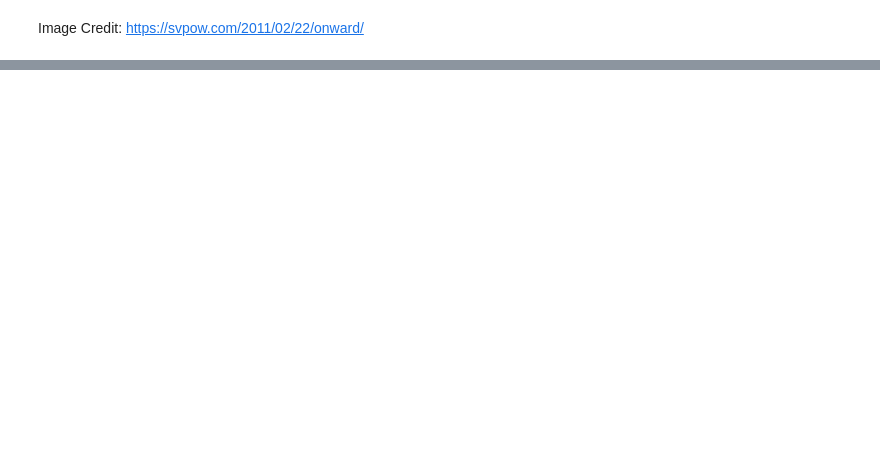
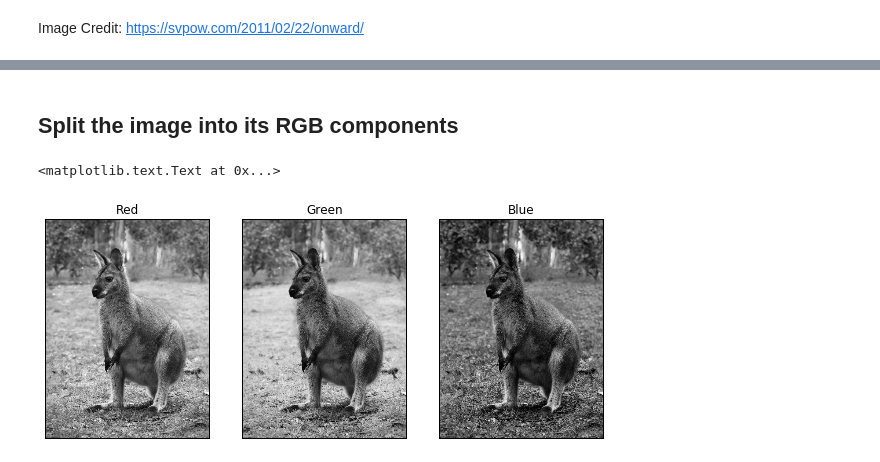
Before and after one commit to desertpy/presentations, a Jupyter notebook: dcc-2016.1-python-intro/Intro_To_Python.ipynb, the cells around one changed output, grey strips where cells are left out. Drawn from its saved outputs; the diff is of its cells as text; code cells hidden in the pictures; blank space fills up the shorter version.

```diff
--- a/dcc-2016.1-python-intro/Intro_To_Python.ipynb
+++ b/dcc-2016.1-python-intro/Intro_To_Python.ipynb
@@ -482,0 +513,14 @@ import antigravity
+# %% [markdown]
+## Split the image into its RGB components
+# %%
+fig, (ax0, ax1, ax2) = plt.subplots(ncols=3)
+fig.set_size_inches(10, 4)
+ax0.imshow(wallaby[:, :, 0], cmap='gray')
+ax0.get_yaxis().set_ticks([]); ax0.get_xaxis().set_ticks([]); ax0.set_title('Red')
+ax1.imshow(wallaby[:, :, 1], cmap='gray')
+ax1.get_yaxis().set_ticks([]); ax1.get_xaxis().set_ticks([]); ax1.set_title('Green')
+ax2.imshow(wallaby[:, :, 2], cmap='gray')
+ax2.get_yaxis().set_ticks([]); ax2.get_xaxis().set_ticks([]); ax2.set_title('Blue')
+# %% [output]
+<matplotlib.text.Text at 0x...>
+[figure, added]
```
Also changed, not shown: parts of 29 cells of this notebook, 1 other file.
